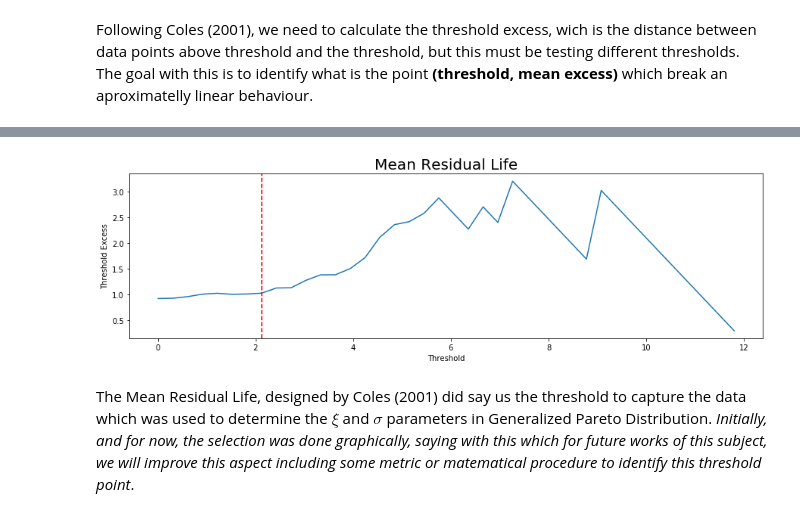
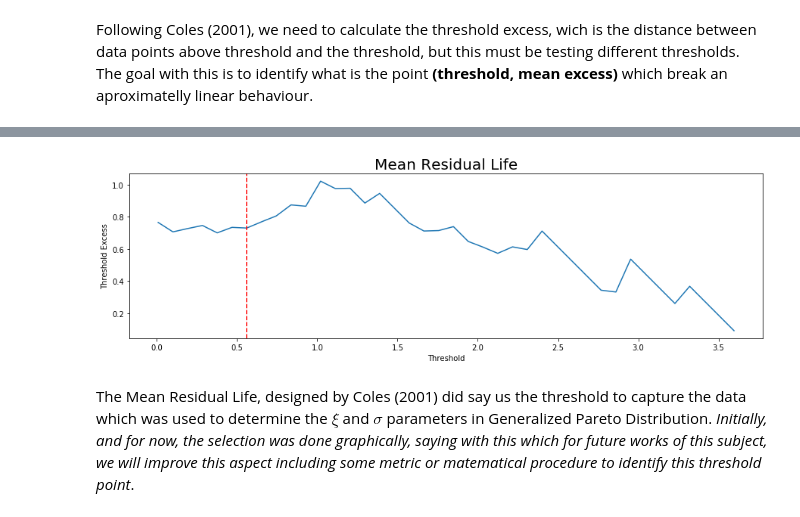
Before and after one commit to craquinterogo/quantitative_finance, a Jupyter notebook: Risk/Market/VaR/EVT_ExtremeValueTheory.ipynb, the cells around one changed output, grey strips where cells are left out. Cells and saved outputs as stored; diff of their text form; code cells hidden in the pictures.

```diff
--- a/Risk/Market/VaR/EVT_ExtremeValueTheory.ipynb
+++ b/Risk/Market/VaR/EVT_ExtremeValueTheory.ipynb
@@ -22,7 +22,8 @@ prices = pd.read_csv('datasource/AXP Historical Data.csv')
 # %%
 prices['Date'] = prices['Date'].apply(lambda x: datetime.datetime.strptime(x,'%b %d, %Y'))
 prices.sort_values(['Date'], inplace=True)
-prices.reset_index(drop=True, inplace=True)
+prices['Date'] = prices['Date'].dt.to_period('D')
+prices.set_index('Date', inplace=True)
 # %%
 prices['return'] = prices['Price'].pct_change() * 100
 # %% [markdown]
@@ -77,3 +78,5 @@ We did take negative returns in positive sign.
+# %%
+prices = prices[-252:] # Last year
 # %%
 negative_returns = prices[prices['return'] < 0][['return']] * -1
 attempts_ = 40
@@ -125,16 +122,16 @@ mean_residual_life.head(20)
 # %%
 plt.figure(figsize=(15,4))
 
-threshold_selected_ = 2.124480
+threshold_selected_ = 0.560314
 
 plt.title('Mean Residual Life', fontsize=20)
 plt.plot(mean_residual_life['threshold'], mean_residual_life['threshold_excess'])
 plt.axvline(x=threshold_selected_, color='r', linestyle='--')
 plt.ylabel('Threshold Excess')
 plt.xlabel('Threshold')
 plt.show()
 # %% [output]
-[figure, old version]
+[figure, new version]
 # %% [markdown]
 The Mean Residual Life, designed by Coles (2001) did say us the threshold to capture the data which was used to determine the $\xi$ and $\sigma$ parameters in Generalized Pareto Distribution. <i>Initially, and for now, the selection was done graphically, saying with this which for future works of this subject, we will improve this aspect including some metric or matematical procedure to identify this threshold point</i>.
 # %% [markdown]
```
Also changed, not shown: parts of 8 cells of this notebook, 3 other files.
